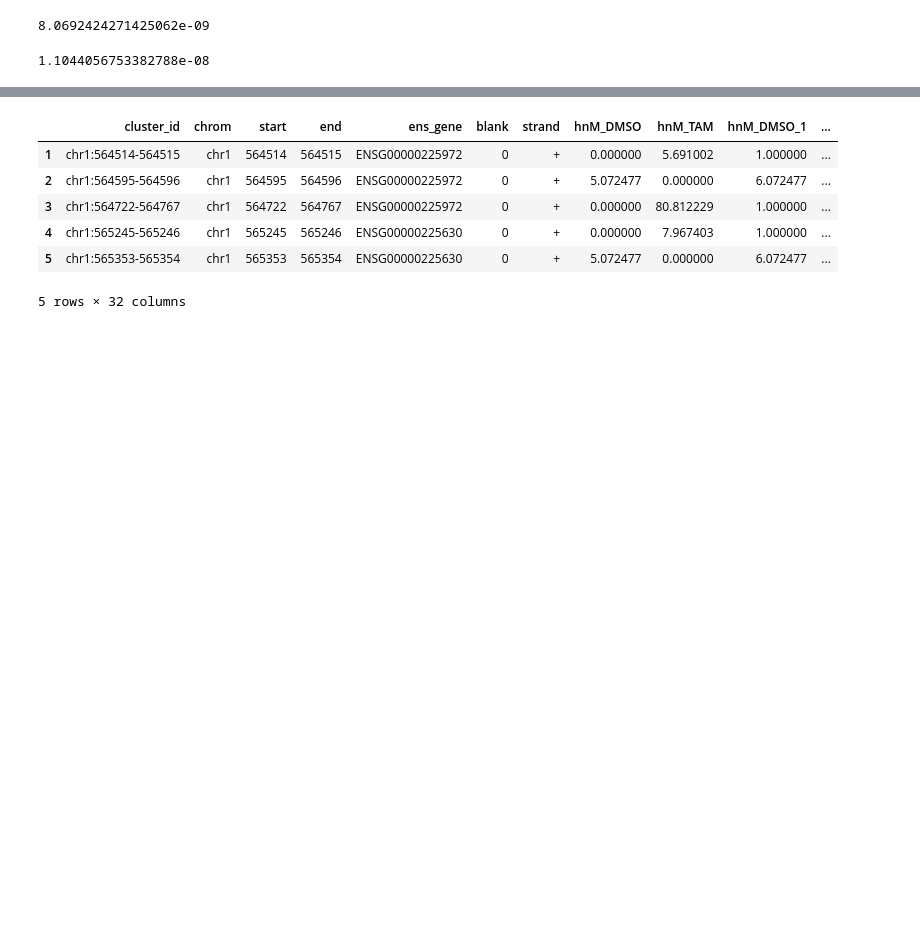
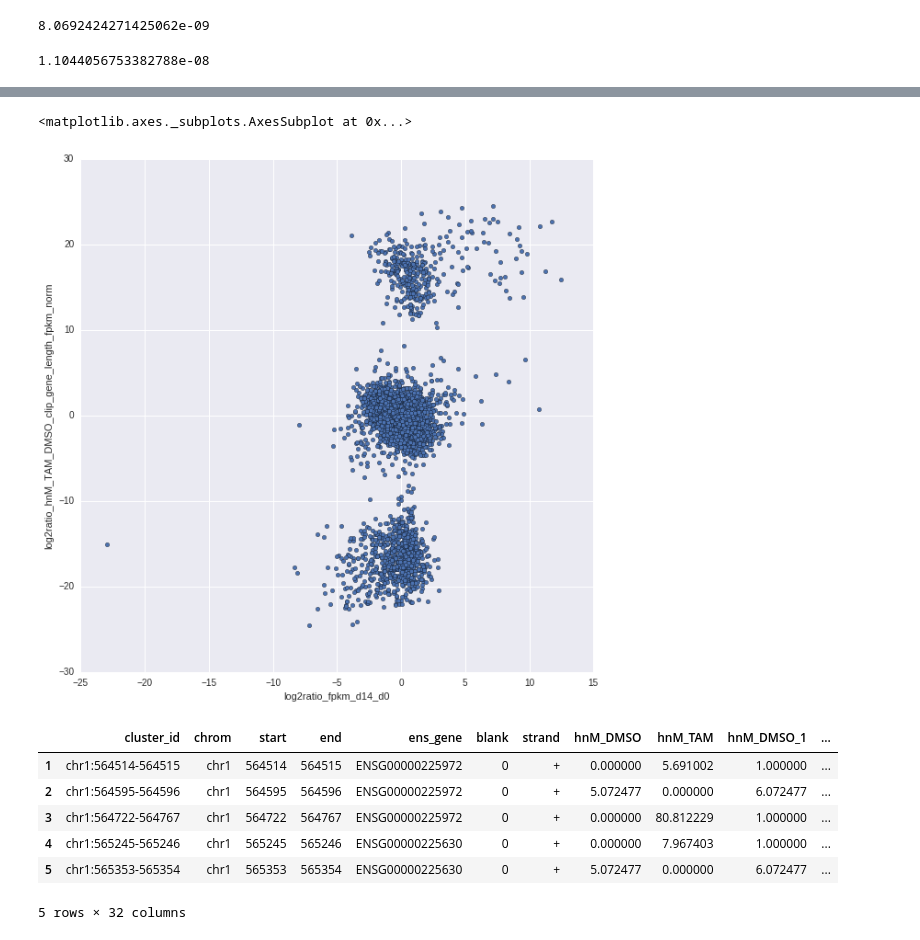
Before and after one commit to seharvey2012/programmatic_analysis, a Jupyter notebook: getting_clipper_to_work/clipper_runs_working_with_individual_rt_stops/Processing individual RT stops through clipper windows.ipynb, the cells around one changed output, grey strips where cells are left out. Drawn from its saved outputs; the diff is of its cells as text; code cells hidden in the pictures; blank space fills up the shorter version.

```diff
--- a/getting_clipper_to_work/clipper_runs_working_with_individual_rt_stops/Processing individual RT stops through clipper windows.ipynb
+++ b/getting_clipper_to_work/clipper_runs_working_with_individual_rt_stops/Processing individual RT stops through clipper windows.ipynb
@@ -716,5 +731,12 @@ print('Unchanged Genes',len(subset_non))
 # %%
 #We want to be able to plot relationship between log2ratio FPKM and log2ratio gene binding.
+#Remember - this is restricted by FPKM
+#FPKM log ratio = negative = repressed during EMT, positive = upregulated during EMT
+#Binding log ratio = negative = epithelial bound, positive = mesenchymal bound
+gene_fpkm_norm_counts_and_names.plot(kind='scatter',x='log2ratio_fpkm_d14_d0',y='log2ratio_hnM_TAM_DMSO_clip_gene_length_fpkm_norm',figsize=(10,10))
+# %% [output]
+<matplotlib.axes._subplots.AxesSubplot at 0x...>
+[figure, added]
 # %%
 #save the final dataframe up to this point
 #NOTE - some of the individual RT stops also have NaN for the binding. How is this possible?
```
Also changed, not shown: parts of 7 cells of this notebook, 5 other files.
